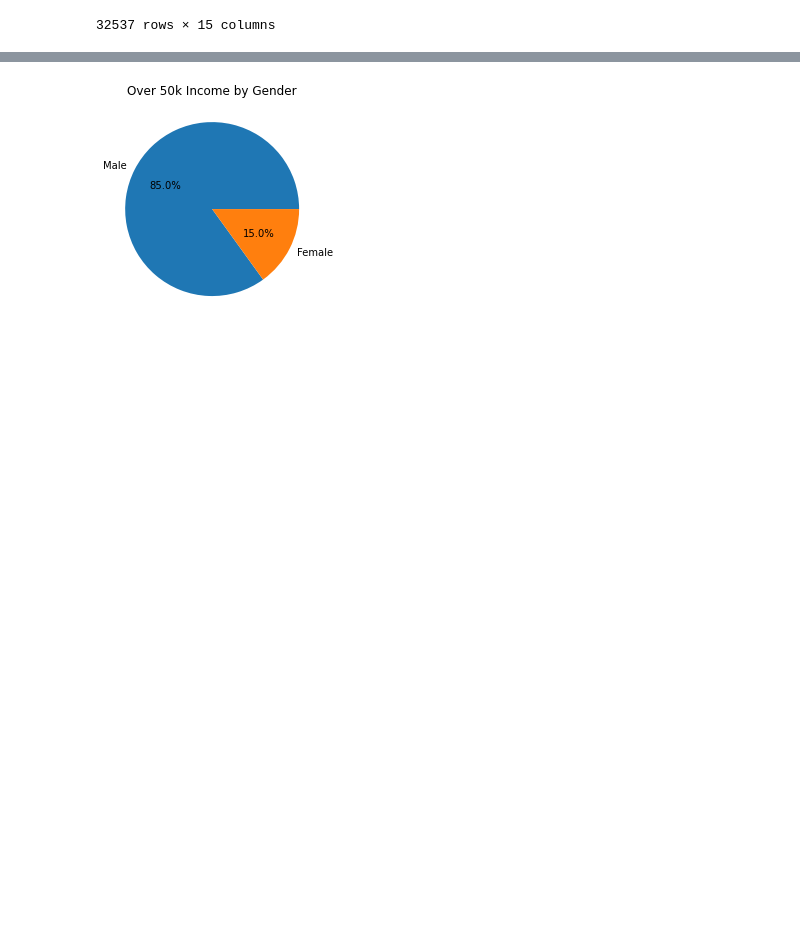
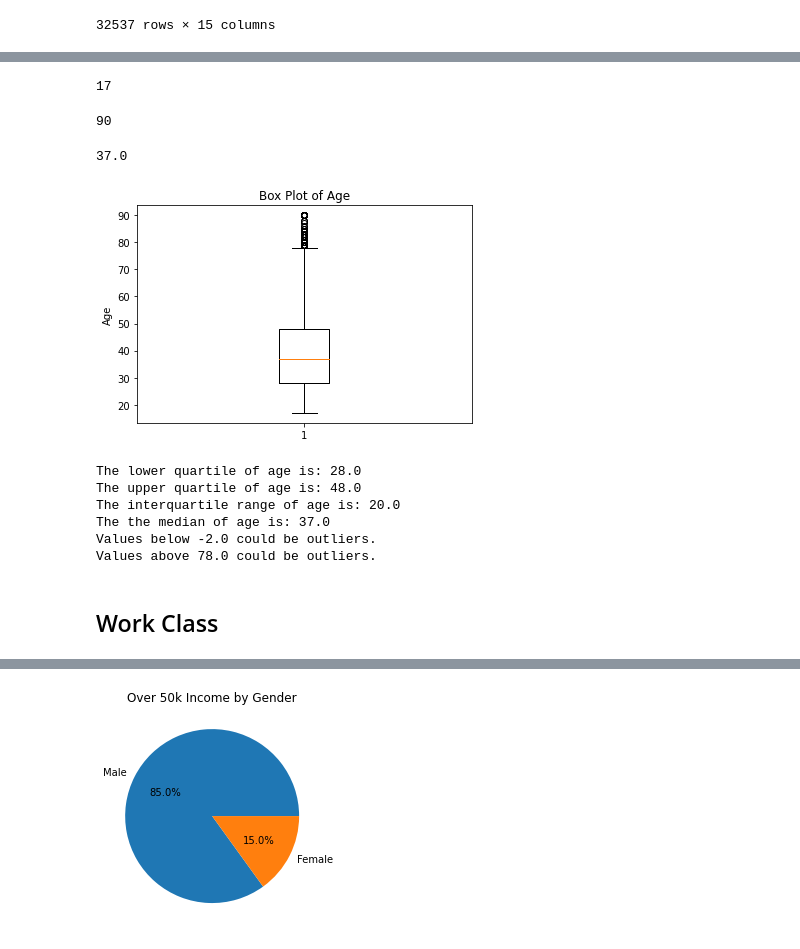
Before and after one commit to markerickson314/project-one, a Jupyter notebook: Jeanine.ipynb, the cells around one changed output, grey strips where cells are left out. Saved outputs shown, nothing was run; the diff lists cells and outputs as text; code cells hidden in the pictures; blank space fills up the shorter version.

Commit message:
Input dataset clean

```diff
--- a/Jeanine.ipynb
+++ b/Jeanine.ipynb
@@ -109,0 +132,4 @@ replaced_df = dropped_df.replace(to_replace ="?",
+# %%
+# List the index for each "Never-worked"
+list_index2 = dropped_df[dropped_df["workclass"] == "Never-worked"].index.tolist()
+list_index2
@@ -109,0 +138,4 @@ replaced_df = dropped_df.replace(to_replace ="?",
+# %%
+# Create a clean DataFrame by dropping the "Never-worked" rows by its index
+dropped_df2 = dropped_df.drop(list_index2)
+dropped_df2
@@ -109,0 +156,6 @@ replaced_df = dropped_df.replace(to_replace ="?",
+# %%
+# Replacing missing data with NA
+# Some of the variables have a value of "?“
+# According to the documentation provided for the census dataset, the values marked with ”?" are missing values
+replaced_df = dropped_df2.replace(to_replace ="?",
+                                 value ="NA")
@@ -109,0 +209,48 @@ replaced_df = dropped_df.replace(to_replace ="?",
+# %%
+replaced_df["age"].min()
+# %% [output]
+17
+# %%
+replaced_df["age"].max()
+# %% [output]
+90
+# %%
+replaced_df["age"].median()
+# %% [output]
+37.0
+# %%
+# Look at age data set and compute quantiles
+age = replaced_df["age"]
+
+fig1, ax1 = plt.subplots()
+ax1.set_title('Box Plot of Age')
+ax1.set_ylabel('Age')
+ax1.boxplot(age)
+plt.show()
+# %% [output]
+[figure, added]
+# %%
+# Get quartile calculations
+quartiles = age.quantile([.25,.5,.75])
+lowerq = quartiles[0.25]
+upperq = quartiles[0.75]
+iqr = upperq-lowerq
+
+print(f"The lower quartile of age is: {lowerq}")
+print(f"The upper quartile of age is: {upperq}")
+print(f"The interquartile range of age is: {iqr}")
+print(f"The the median of age is: {quartiles[0.5]} ")
+
+lower_bound = lowerq - (1.5*iqr)
+upper_bound = upperq + (1.5*iqr)
+print(f"Values below {lower_bound} could be outliers.")
+print(f"Values above {upper_bound} could be outliers.")
+# %% [output]
+The lower quartile of age is: 28.0
+The upper quartile of age is: 48.0
+The interquartile range of age is: 20.0
+The the median of age is: 37.0
+Values below -2.0 could be outliers.
+Values above 78.0 could be outliers.
+# %% [markdown]
+## Work Class
```
Also changed, not shown: parts of 69 cells of this notebook.
